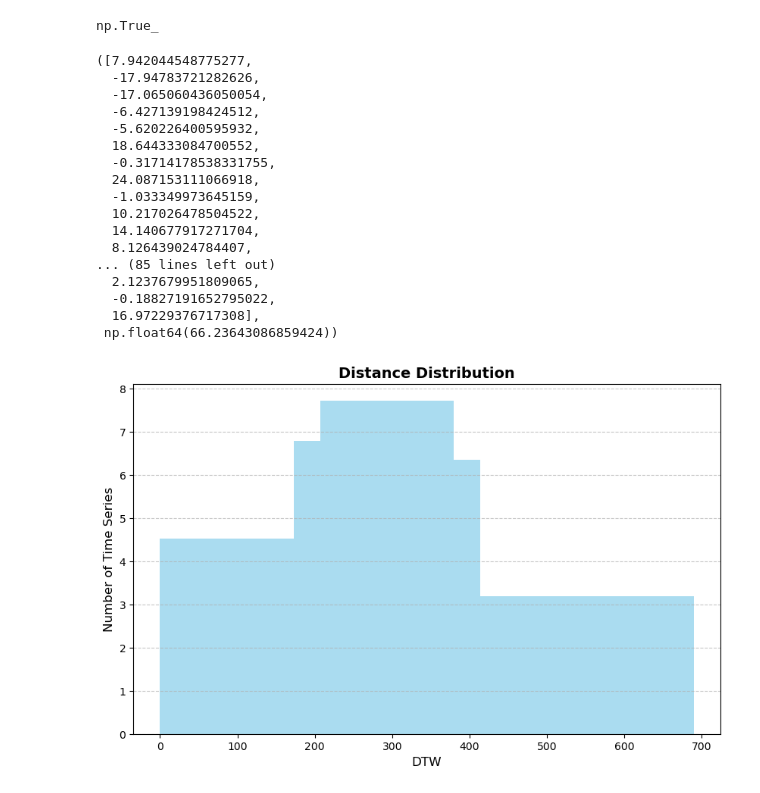
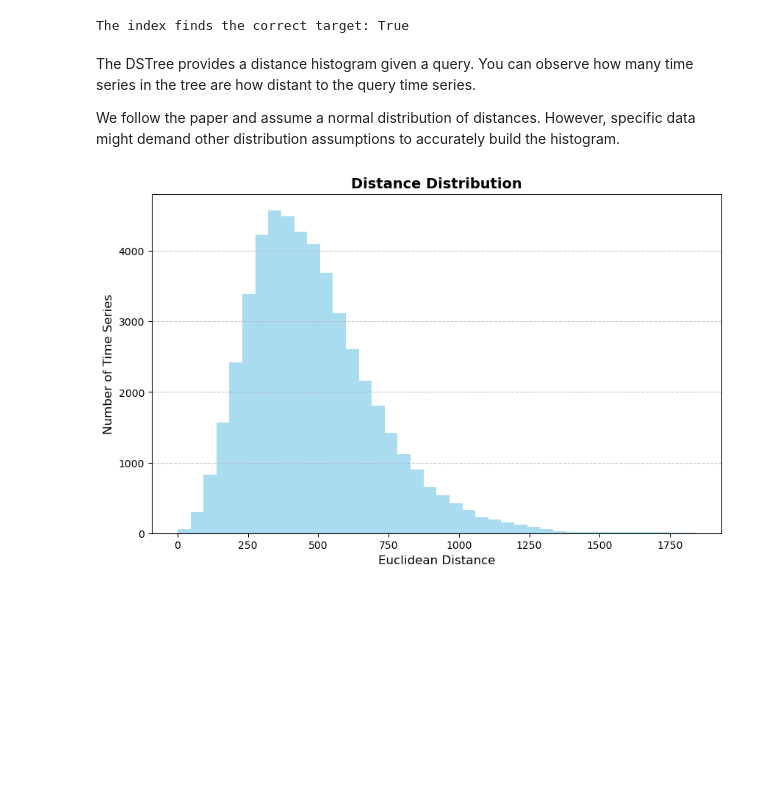
Before and after one commit to moritzspuehler/unibz-tsa-lecture-examples, a Jupyter notebook: tsa04_indexing.ipynb, the cells around one changed output. Cells and saved outputs as stored; diff of their text form; code cells hidden in the pictures; blank space fills up the shorter version.

```diff
--- a/tsa04_indexing.ipynb
+++ b/tsa04_indexing.ipynb
@@ -469,0 +478,29 @@ ts_matrix.shape
+# %%
+# Play with the parameters
+tiny_n_items = 20
+tiny_max_items_per_node = 4
+
+tiny_ds_tree = DSTree(tiny_max_items_per_node)
+for ts in ts_data[:tiny_n_items, :]:
+    tiny_ds_tree.insert(ts)
+
+# Plotting the tree
+def print_dstree(node, level=0, prefix=""):
+    if node is None: return
+
+    indent = "    " * level
+    if node.is_leaf():
+        print(f"{indent}{prefix}Leaf (Items: {node.count})")
+    else:
+        # Extract split info for internal nodes
+        strat = node.splitting_strategy
+        idx, strategy, measure = strat
+        split_info = f"{strategy} on Seg {idx}({measure}) < {node.split_threshold:.2f}"
+
+        print(f"{indent}{prefix}Internal [{split_info}]")
+
+        # Recursively print children
+        print_dstree(node.left, level + 1, "L--> ")
+        print_dstree(node.right, level + 1, "R--> ")
+
+print_dstree(tiny_ds_tree.root)
@@ -470,5 +572,7 @@ ts_matrix.shape
 # %%
 ds_tree = DSTree(max_items_per_node=100)
+query = ts_data[0, :]
+insertion_data = ts_data[1:, :]
 
-for ts in ts_matrix[1:, :]:
+for ts in insertion_data:
     ds_tree.insert(ts)
@@ -499,40 +603,23 @@ Wall time: 977 μs
 # %%
-np.all(best_ts_dstree == best_ts_serial)
+print(f"The index finds the correct target: {np.allclose(best_ts_dstree, best_ts_serial)}")
 # %% [output]
-np.True_
+The index finds the correct target: True
-# %%
-ds_tree.exact_search(ts_matrix[0, :])
-# %% [output]
-([7.942044548775277,
-  -17.94783721282626,
-  -17.065060436050054,
-  -6.427139198424512,
-  -5.620226400595932,
-  18.644333084700552,
-  -0.31714178538331755,
-  24.087153111066918,
-  -1.033349973645159,
-  10.217026478504522,
-  14.140677917271704,
-  8.126439024784407,
-... (85 lines left out)
-  2.1237679951809065,
-  -0.18827191652795022,
-  16.97229376717308],
- np.float64(66.23643086859424))
+# %% [markdown]
+The DSTree provides a distance histogram given a query. You can observe how many time series in the tree are how distant to the query time series.
+
+We follow the paper and assume a normal distribution of distances. However, specific data might demand other distribution assumptions to accurately build the histogram.
 # %%
-hist, bins = ds_tree.histogram(ts_matrix[:, 0])
-
+hist, bins = ds_tree.histogram(query, num_bins=40)
 plt.figure(figsize=(10, 6))
 
 # plt.stairs is perfect for pre-computed bin edges and values
 plt.stairs(hist, bins, fill=True, color='skyblue', edgecolor='black', alpha=0.7)
 
 plt.title("Distance Distribution", fontsize=14, fontweight='bold')
-plt.xlabel("DTW", fontsize=12)
+plt.xlabel("Euclidean Distance", fontsize=12)
 plt.ylabel("Number of Time Series", fontsize=12)
 plt.grid(axis='y', linestyle='--', alpha=0.7)
 
 plt.show()
 # %% [output]
-[figure, old version]
+[figure, new version]
```
Also changed, not shown: parts of 32 cells of this notebook.
